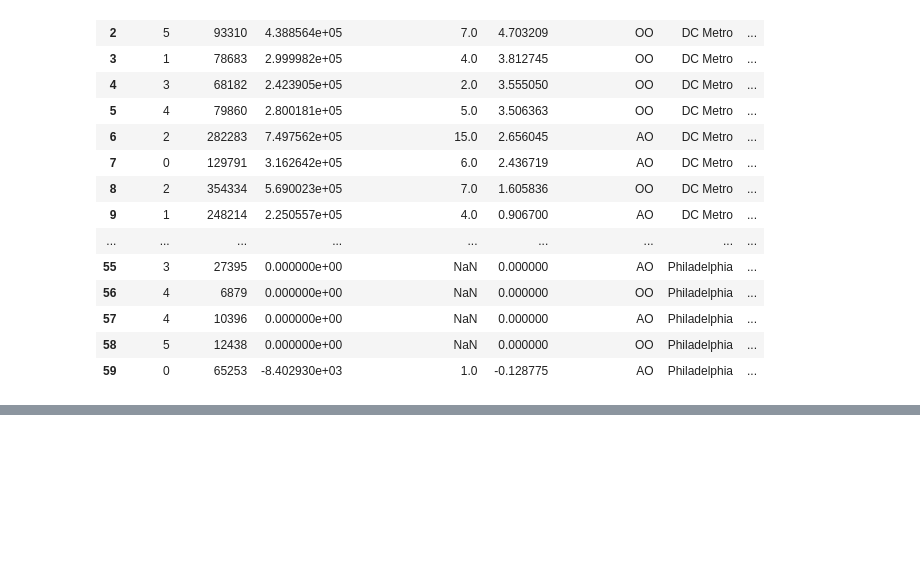
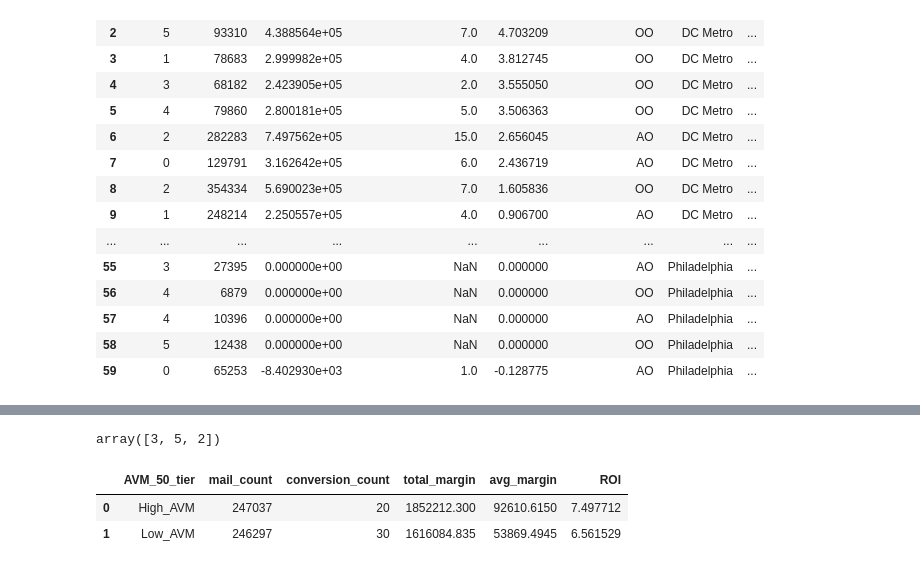
Before and after one commit to m-kareem/Property_clustring, a Jupyter notebook: Data_exploration_04.ipynb, the cells around one changed output, grey strips where cells are left out. Cells and saved outputs as stored; diff of their text form; code cells hidden in the pictures; blank space fills up the shorter version.

```diff
--- a/Data_exploration_04.ipynb
+++ b/Data_exploration_04.ipynb
@@ -1468,0 +1497,4 @@ DC_Metro_df.to_excel(
+# %%
+c1_clusters_dc_ao
+# %% [output]
+array([3, 5, 2])
@@ -1468,0 +1527,46 @@ DC_Metro_df.to_excel(
+# %%
+# Aggregate mail volume by AVM tier
+mail_by_avm = (
+    df_universe
+    .groupby("AVM_50_tier")
+    .size()
+    .reset_index(name="mail_count")
+)
+
+# Aggregate conversions and margin by AVM tier
+conv_by_avm = (
+    df_conv
+    .groupby("AVM_50_tier")
+    .agg(
+        conversion_count=("Gross Margin", "count"),
+        total_margin=("Gross Margin", "sum"),
+        avg_margin=("Gross Margin", "mean")
+    )
+    .reset_index()
+)
+
+# Step 3 — Merge exposure and outcomes
+avm_50_summary = mail_by_avm.merge(
+    conv_by_avm,
+    on="AVM_50_tier",
+    how="left"
+)
+
+avm_50_summary["conversion_count"] = (
+    avm_50_summary["conversion_count"].fillna(0)
+)
+
+avm_50_summary["total_margin"] = (
+    avm_50_summary["total_margin"].fillna(0)
+)
+
+avm_50_summary["ROI"] = (
+    avm_50_summary["total_margin"] / avm_50_summary["mail_count"]
+)
+# %%
+# DC Metro, AO, C1 split based on AVM
+avm_50_summary
+# %% [output]
+|  | AVM_50_tier | mail_count | conversion_count | total_margin | avg_margin | ROI |
+| 0 | High_AVM | 247037 | 20 | 1852212.300 | 92610.6150 | 7.497712 |
+| 1 | Low_AVM | 246297 | 30 | 1616084.835 | 53869.4945 | 6.561529 |
```
Also changed, not shown: parts of 11 cells of this notebook, 5 other files.
